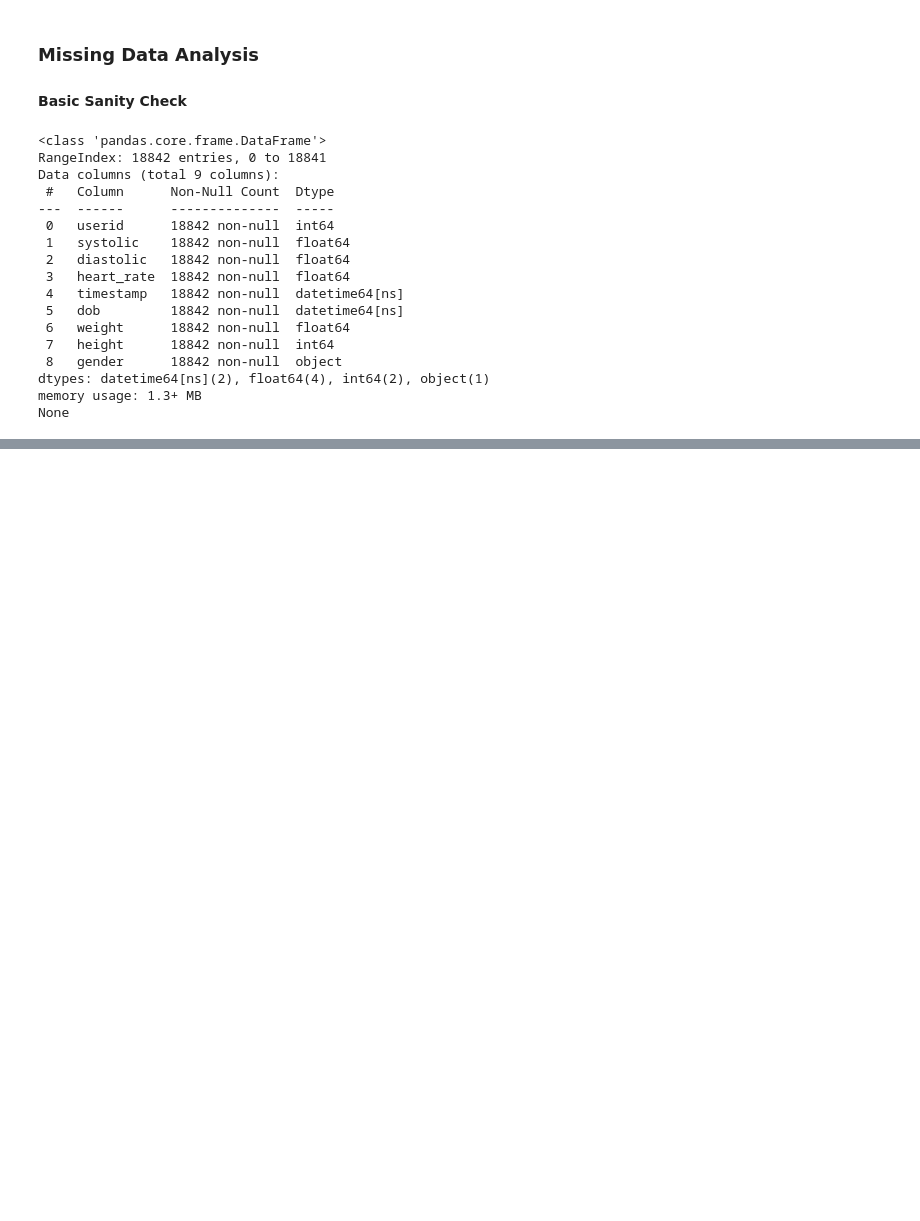
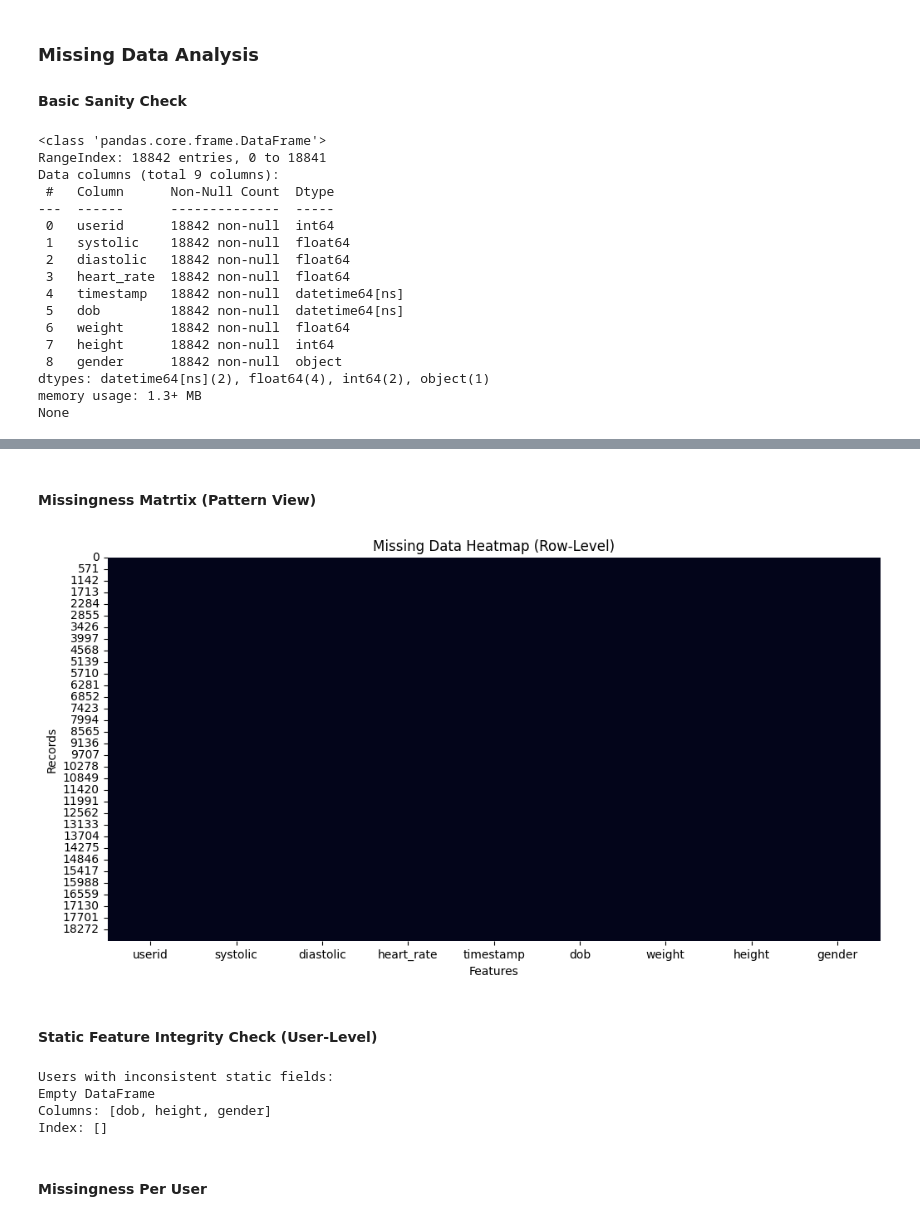
Before and after one commit to Biendaika/Research-in-Hypertension, a Jupyter notebook: Missing Data Analysis.ipynb, the cells around one changed output, grey strips where cells are left out. Cells and saved outputs as stored; diff of their text form; code cells hidden in the pictures; blank space fills up the shorter version.

```diff
--- a/Missing Data Analysis.ipynb
+++ b/Missing Data Analysis.ipynb
@@ -54,0 +45,30 @@ dtype: float64
+# %% [markdown]
+#### Missingness Matrtix (Pattern View)
+# %%
+plt.figure(figsize=(12,6))
+sns.heatmap(data.isnull(), cbar=False)
+plt.title("Missing Data Heatmap (Row-Level)")
+plt.xlabel("Features")
+plt.ylabel("Records")
+plt.show()
+# %% [output]
+[figure, added]
+# %% [markdown]
+#### Static Feature Integrity Check (User-Level)
+# %%
+static_cols = ["dob", "height", "gender"]
+
+static_variation = (
+    data.groupby("userid")[static_cols]
+        .nunique(dropna=False)
+)
+
+print("Users with inconsistent static fields:")
+print(static_variation[static_variation.gt(1).any(axis=1)])
+# %% [output]
+Users with inconsistent static fields:
+Empty DataFrame
+Columns: [dob, height, gender]
+Index: []
+# %% [markdown]
+#### Missingness Per User
```
Also changed, not shown: parts of 12 cells of this notebook.
